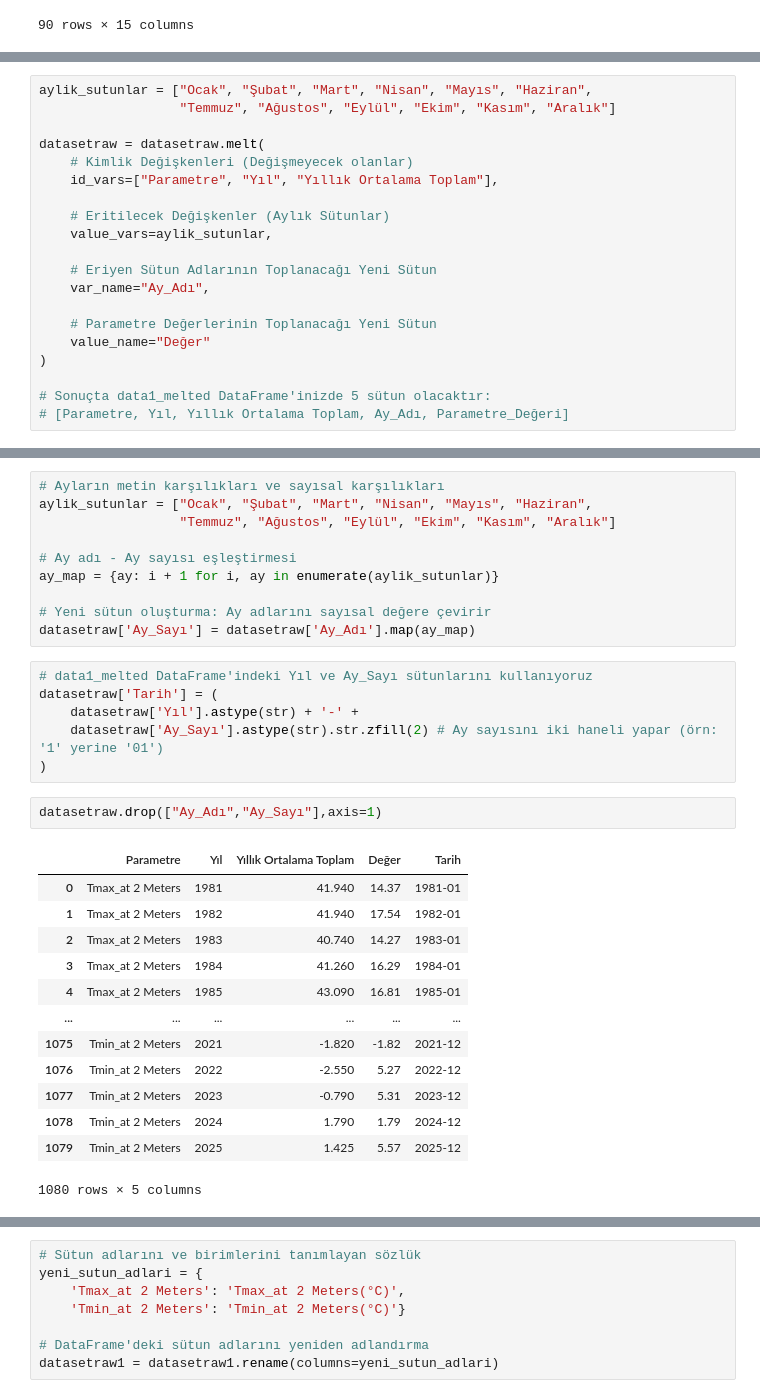
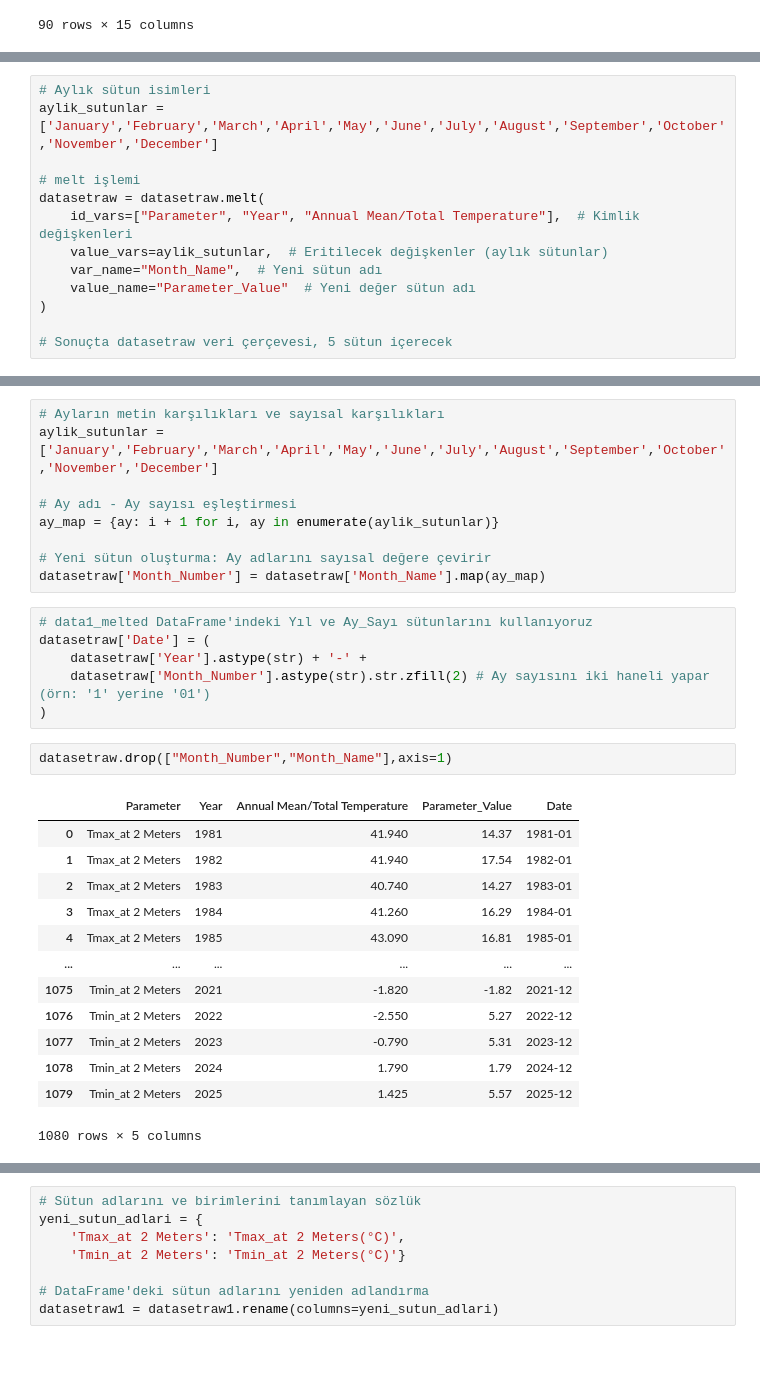
Before and after one commit to omerozkaya/Makine-ogrenmesi-Tabanli-Kuraklik-Erken-Uyari-Modeli, a Jupyter notebook: 03_add_temp__min_max_inputs_preprocessing.ipynb, the cells around one changed output, grey strips where cells are left out. Saved outputs shown, nothing was run; the diff lists cells and outputs as text; blank space fills up the shorter version.

```diff
--- a/03_add_temp__min_max_inputs_preprocessing.ipynb
+++ b/03_add_temp__min_max_inputs_preprocessing.ipynb
@@ -91,24 +92,17 @@ datasetraw
 90 rows × 15 columns
 # %%
-aylik_sutunlar = ["Ocak", "Şubat", "Mart", "Nisan", "Mayıs", "Haziran",
-                  "Temmuz", "Ağustos", "Eylül", "Ekim", "Kasım", "Aralık"]
+# Aylık sütun isimleri
+aylik_sutunlar = ['January','February','March','April','May','June','July','August','September','October','November','December']
 
+# melt işlemi
 datasetraw = datasetraw.melt(
-    # Kimlik Değişkenleri (Değişmeyecek olanlar)
-    id_vars=["Parametre", "Yıl", "Yıllık Ortalama Toplam"],
-
-    # Eritilecek Değişkenler (Aylık Sütunlar)
-    value_vars=aylik_sutunlar,
-
-    # Eriyen Sütun Adlarının Toplanacağı Yeni Sütun
-    var_name="Ay_Adı",
-
-    # Parametre Değerlerinin Toplanacağı Yeni Sütun
-    value_name="Değer"
+    id_vars=["Parameter", "Year", "Annual Mean/Total Temperature"],  # Kimlik değişkenleri
+    value_vars=aylik_sutunlar,  # Eritilecek değişkenler (aylık sütunlar)
+    var_name="Month_Name",  # Yeni sütun adı
+    value_name="Parameter_Value"  # Yeni değer sütun adı
 )
 
-# Sonuçta data1_melted DataFrame'inizde 5 sütun olacaktır:
-# [Parametre, Yıl, Yıllık Ortalama Toplam, Ay_Adı, Parametre_Değeri]
+# Sonuçta datasetraw veri çerçevesi, 5 sütun içerecek
 # %%
 datasetraw
 # %% [output]
@@ -127,24 +121,23 @@ datasetraw
 1080 rows × 5 columns
 # %%
 # Ayların metin karşılıkları ve sayısal karşılıkları
-aylik_sutunlar = ["Ocak", "Şubat", "Mart", "Nisan", "Mayıs", "Haziran",
-                  "Temmuz", "Ağustos", "Eylül", "Ekim", "Kasım", "Aralık"]
+aylik_sutunlar = ['January','February','March','April','May','June','July','August','September','October','November','December']
 
 # Ay adı - Ay sayısı eşleştirmesi
 ay_map = {ay: i + 1 for i, ay in enumerate(aylik_sutunlar)}
 
 # Yeni sütun oluşturma: Ay adlarını sayısal değere çevirir
-datasetraw['Ay_Sayı'] = datasetraw['Ay_Adı'].map(ay_map)
+datasetraw['Month_Number'] = datasetraw['Month_Name'].map(ay_map)
 # %%
 # data1_melted DataFrame'indeki Yıl ve Ay_Sayı sütunlarını kullanıyoruz
-datasetraw['Tarih'] = (
-    datasetraw['Yıl'].astype(str) + '-' +
-    datasetraw['Ay_Sayı'].astype(str).str.zfill(2) # Ay sayısını iki haneli yapar (örn: '1' yerine '01')
+datasetraw['Date'] = (
+    datasetraw['Year'].astype(str) + '-' +
+    datasetraw['Month_Number'].astype(str).str.zfill(2) # Ay sayısını iki haneli yapar (örn: '1' yerine '01')
 )
 # %%
-datasetraw.drop(["Ay_Adı","Ay_Sayı"],axis=1)
+datasetraw.drop(["Month_Number","Month_Name"],axis=1)
 # %% [output]
-|  | Parametre | Yıl | Yıllık Ortalama Toplam | Değer | Tarih |
+|  | Parameter | Year | Annual Mean/Total Temperature | Parameter_Value | Date |
 | 0 | Tmax_at 2 Meters | 1981 | 41.940 | 14.37 | 1981-01 |
 | 1 | Tmax_at 2 Meters | 1982 | 41.940 | 17.54 | 1982-01 |
 | 2 | Tmax_at 2 Meters | 1983 | 40.740 | 14.27 | 1983-01 |
```
Also changed, not shown: parts of 18 cells of this notebook, 17 other files.
